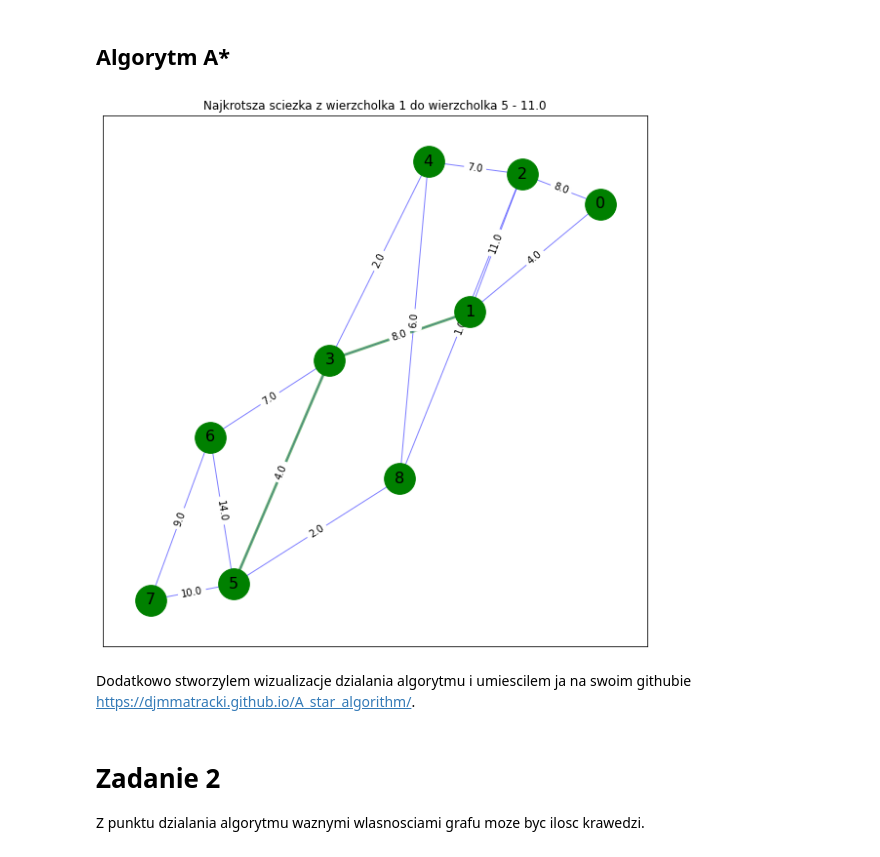
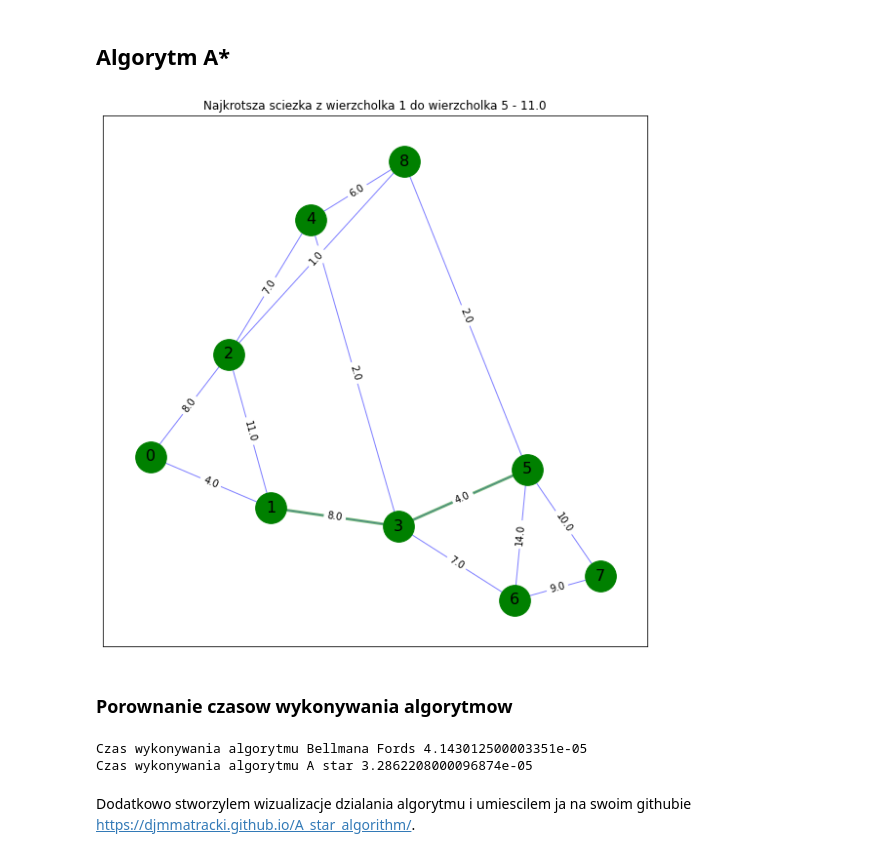
Before and after one commit to djmmatracki/BadanieOperacyjne, a Jupyter notebook: ShortestPath/sprawozdanie.ipynb, the cells around one changed output. Cells and saved outputs as stored; diff of their text form; code cells hidden in the pictures.

```diff
--- a/ShortestPath/sprawozdanie.ipynb
+++ b/ShortestPath/sprawozdanie.ipynb
@@ -112,17 +116,19 @@ class PriorityQueue:
         return len(self.queue) == 0
 # %%
 
-def heuristic(a, b) -> float:
-    return abs(a - b)
+def heuristic(P1, P2) -> float:
+    return ((P1[0] - P2[0])**2 + (P1[1] - P2[1]))**(1/2)
 
 
-def a_star_search(M, start, goal):
+def a_star_search(M, start, goal, points):
     n = len(M) # Ilosc wierzcholkow
-    # Tworze kolejke priorytetowa, ktora jako priorytet bierze odleglosc wierzcholka
+    # Tworze kolejke priorytetowa, ktora jako priorytet bierze sume funkcje heurystyki, czyli w moim przypadku odleglosc do koncowego wierzcholka oraz koszt przejscia do kolejnego wierzcholka
     queue = PriorityQueue()
     queue.enqueue(start, 0)
 
+    # Lista poprzednich wierzcholkow
     prev = [None for _ in range(n)]
+    # Lista najkrotszych dystansow
     distances = [np.inf for _ in range(n)]
 
     distances[start] = 0
@@ -144,41 +150,61 @@ def a_star_search(M, start, goal):
                 if new_cost < distances[i]:
                     distances[i] = new_cost
                     # Ustalam priorytet jako koszt przejscia + wartosc funkcji heurystyki
-                    priority  = new_cost + heuristic(i, goal)
+                    priority  = new_cost + heuristic(points[i], points[goal])
                     # Dodaje wierzcholek do kolejki
                     queue.enqueue(i, priority)
                     prev[i] = current
 
     return prev, distances
 # %%
-
 start = 1
 end = 5
-
-prev, distance = a_star_search(M, start, end)
-
-edgeList = getPath(prev, start, end)
-
 
 fig = plt.figure(figsize=(10, 10))
 
 pos = nx.spring_layout(G)
 
+prev, distance = a_star_search(M, start, end, list(pos.values()))
+
+edgeList = getPath(prev, start, end)
 
 nx.draw_networkx_nodes(G, pos, nodelist=[i for i in range(9)], node_color='g', node_size=1000)
 nx.draw_networkx_edges(G, pos, width=1,alpha=0.5,edge_color='b')
 nx.draw_networkx_edges(G, pos, edgelist=edgeList, width=3, alpha=0.5,edge_color='g')
 
 nx.draw_networkx_edge_labels(G, pos, font_size=10, edge_labels = nx.get_edge_attributes(G,'weight'))
 nx.draw_networkx_labels(G, pos, font_size=16)
 
 plt.title(f"Najkrotsza sciezka z wierzcholka {start} do wierzcholka {end} - {distances[end]}")
 plt.show()
 # %% [output]
-[figure, old version]
+[figure, new version]
+# %% [markdown]
+### Porownanie czasow wykonywania algorytmow
+# %%
+import timeit
+
+
+def bellmanFordSearchTimeIt():
+    _, prev = bellmanFordAlgorithm(M, start)
+    edgeList = getPath(prev, start, end)
+    return edgeList
+
+
+def aStarSearchTimeIt():
+    prev, _ = a_star_search(M, 0, 5, list(pos.values()))
+    edgeList = getPath(prev, 0, 5)
+    return edgeList
+
+
+# Czas obliczen znalezienia najkrotszej sciezki z jednego punktu do kolejnego
+bellmanFordTime = timeit.timeit(bellmanFordSearchTimeIt, number=1000) / 1000
+aStarSearchTime = timeit.timeit(aStarSearchTimeIt, number=1000) / 1000
+
+print("Czas wykonywania algorytmu Bellmana Fords", bellmanFordTime)
+print("Czas wykonywania algorytmu A star", aStarSearchTime)
+# %% [output]
+Czas wykonywania algorytmu Bellmana Fords 4.143012500003351e-05
+Czas wykonywania algorytmu A star 3.2862208000096874e-05
 # %% [markdown]
 Dodatkowo stworzylem wizualizacje dzialania algorytmu i umiescilem ja na swoim githubie https://djmmatracki.github.io/A_star_algorithm/.
-# %% [markdown]
-# Zadanie 2
-
-Z punktu dzialania algorytmu waznymi wlasnosciami grafu moze byc ilosc krawedzi.
```
Also changed, not shown: parts of 5 cells of this notebook, 1 other file.
